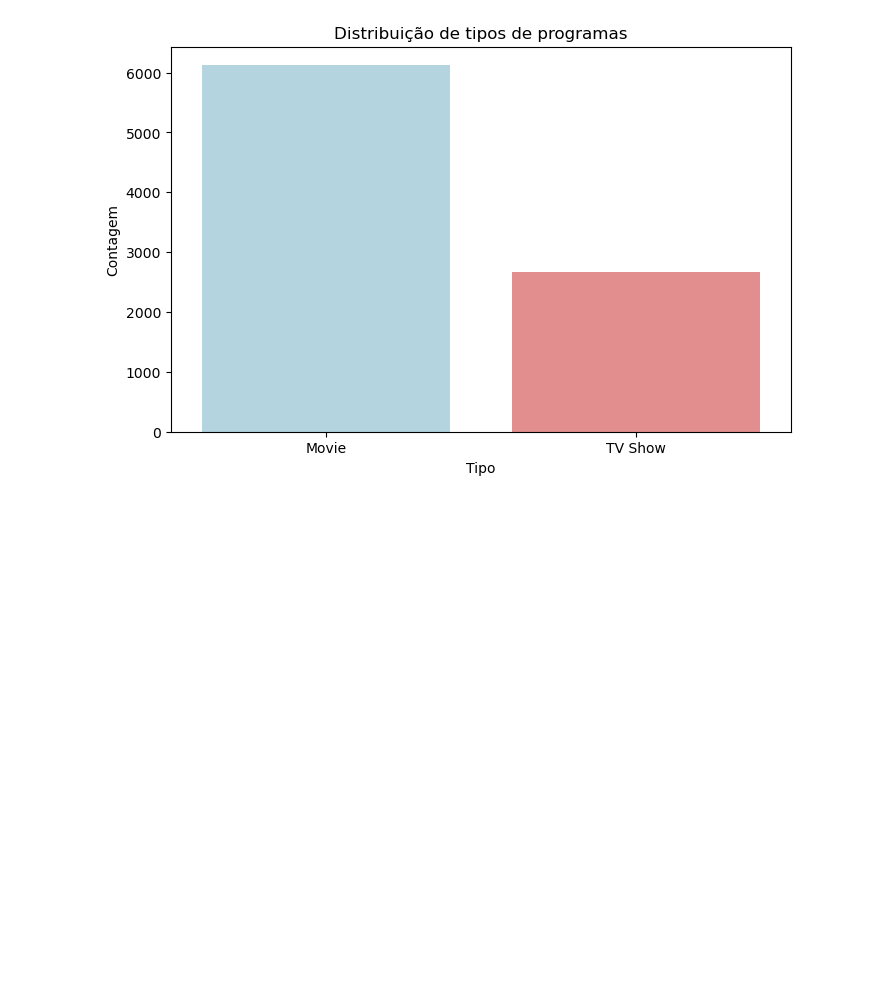
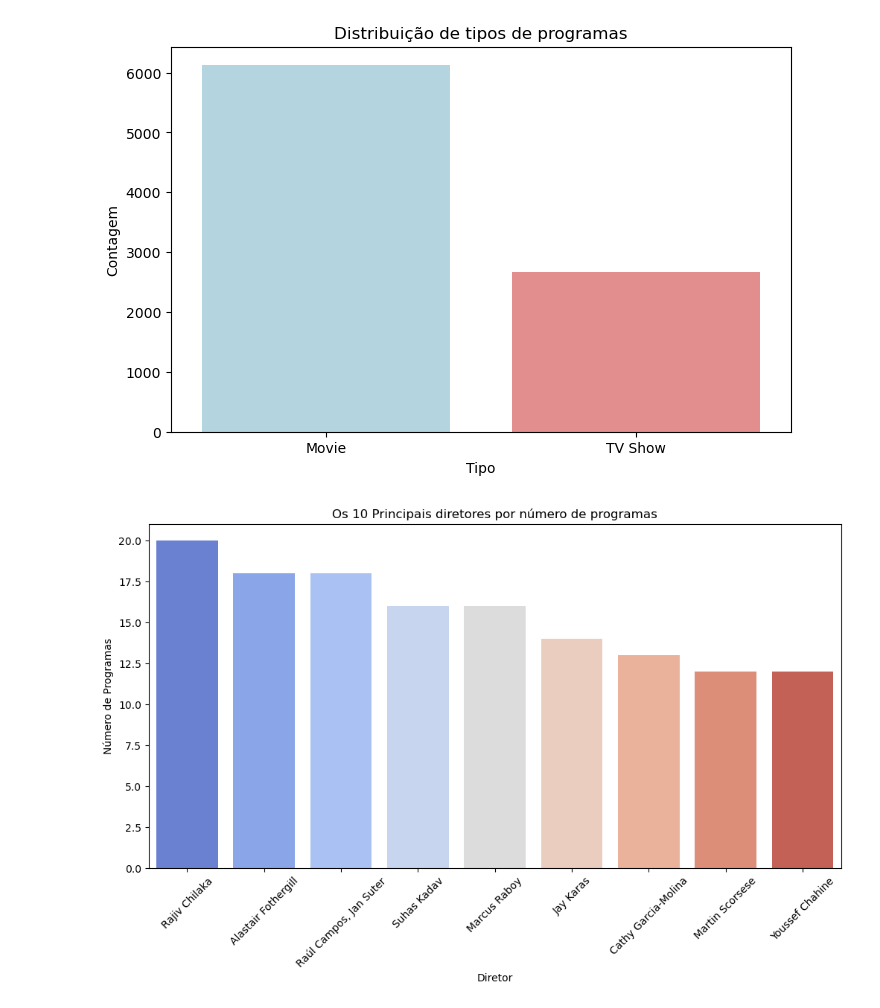
Before and after one commit to RodrigoD4v/Netflix_DataAnalysis, a Jupyter notebook: notebooks/netflix_data_analysis.ipynb, the cells around one changed output. Saved outputs shown, nothing was run; the diff lists cells and outputs as text; code cells hidden in the pictures; blank space fills up the shorter version.

```diff
--- a/notebooks/netflix_data_analysis.ipynb
+++ b/notebooks/netflix_data_analysis.ipynb
@@ -176,3 +176,16 @@ plt.ylabel('Contagem')
 plt.show()
 # %% [output]
 [figure]
+# %%
+# Top 10 diretores na netflix
+
+top_directors =  df['director'].value_counts()[1:10]
+plt.figure(figsize=(12, 6))
+sns.barplot(x = top_directors.index, y = top_directors.values, hue = top_directors.index ,palette='coolwarm')
+plt.title('Os 10 Principais diretores por número de programas')
+plt.xlabel('Diretor')
+plt.ylabel('Número de Programas')
+plt.xticks(rotation=45)
+plt.show()
+# %% [output]
+[figure, added]
```
Also changed, not shown: parts of 1 cell of this notebook.
